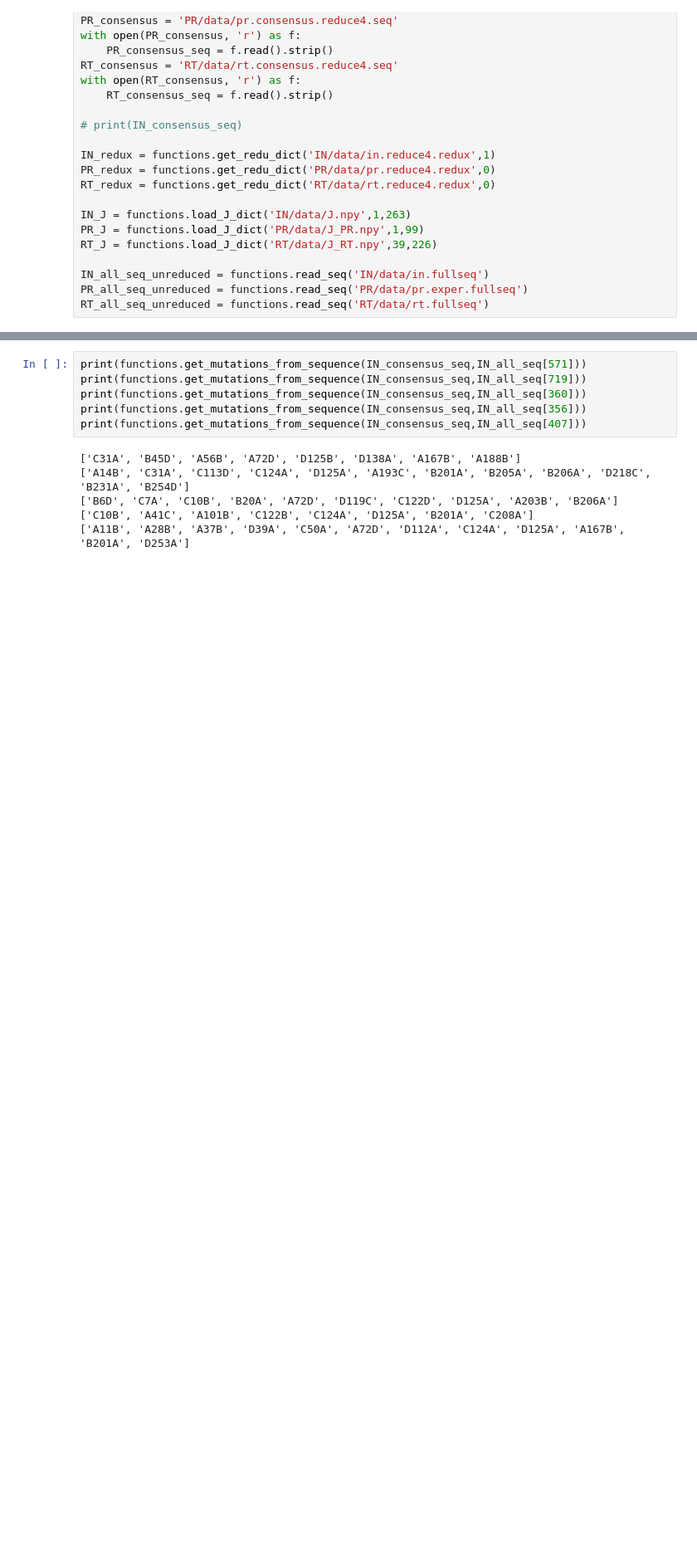
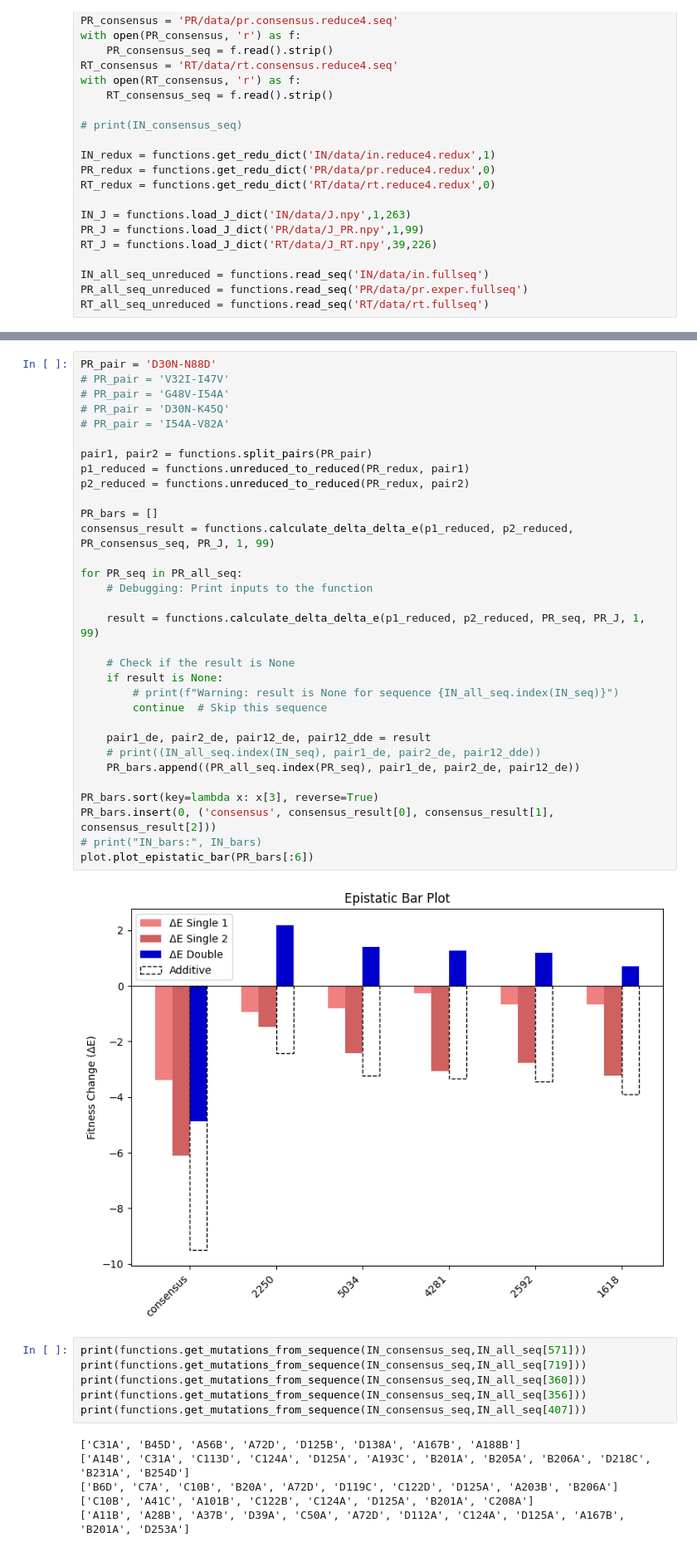
Before and after one commit to Daniel-Xkan/potts_model_test, a Jupyter notebook: ms1/epistasis_explore_1.0.ipynb, the cells around one changed output, grey strips where cells are left out. Shown at 83% size. Cells and saved outputs as stored; diff of their text form; blank space fills up the shorter version.

```diff
--- a/ms1/epistasis_explore_1.0.ipynb
+++ b/ms1/epistasis_explore_1.0.ipynb
@@ -74,3 +80,37 @@ plot.plot_epistatic_bar(IN_bars[:5])
+# %%
+PR_pair = 'D30N-N88D'
+# PR_pair = 'V32I-I47V'
+# PR_pair = 'G48V-I54A'
+# PR_pair = 'D30N-K45Q'
+# PR_pair = 'I54A-V82A'
+
+pair1, pair2 = functions.split_pairs(PR_pair)
+p1_reduced = functions.unreduced_to_reduced(PR_redux, pair1)
+p2_reduced = functions.unreduced_to_reduced(PR_redux, pair2)
+
+PR_bars = []
+consensus_result = functions.calculate_delta_delta_e(p1_reduced, p2_reduced, PR_consensus_seq, PR_J, 1, 99)
+
+for PR_seq in PR_all_seq:
+    # Debugging: Print inputs to the function
+
+    result = functions.calculate_delta_delta_e(p1_reduced, p2_reduced, PR_seq, PR_J, 1, 99)
+
+    # Check if the result is None
+    if result is None:
+        # print(f"Warning: result is None for sequence {IN_all_seq.index(IN_seq)}")
+        continue  # Skip this sequence
+
+    pair1_de, pair2_de, pair12_de, pair12_dde = result
+    # print((IN_all_seq.index(IN_seq), pair1_de, pair2_de, pair12_dde))
+    PR_bars.append((PR_all_seq.index(PR_seq), pair1_de, pair2_de, pair12_de))
+
+PR_bars.sort(key=lambda x: x[3], reverse=True)
+PR_bars.insert(0, ('consensus', consensus_result[0], consensus_result[1], consensus_result[2]))
+# print("IN_bars:", IN_bars)
+plot.plot_epistatic_bar(PR_bars[:6])
+# %% [output]
+[figure, added]
 # %%
 print(functions.get_mutations_from_sequence(IN_consensus_seq,IN_all_seq[571]))
 print(functions.get_mutations_from_sequence(IN_consensus_seq,IN_all_seq[719]))
```
Also changed, not shown: parts of 3 cells of this notebook, 2 other files.
